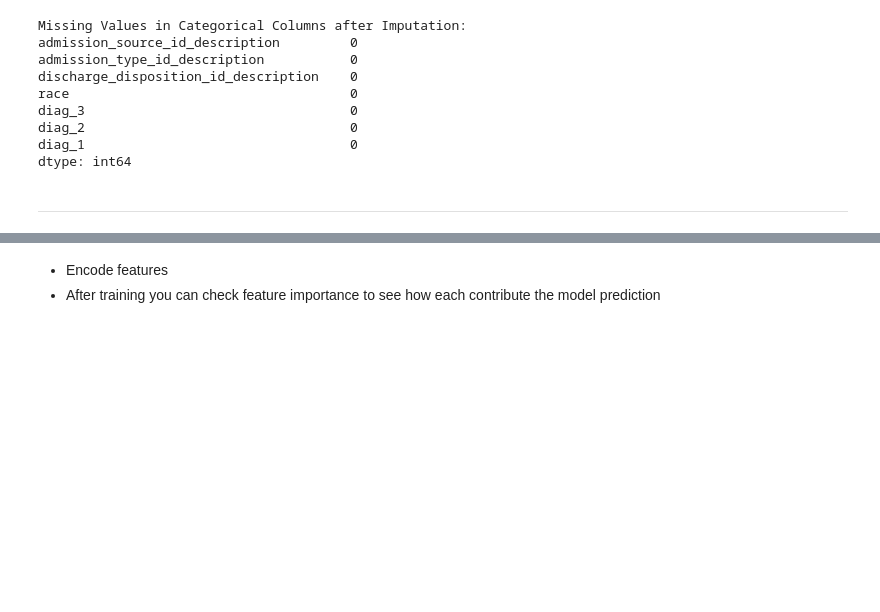
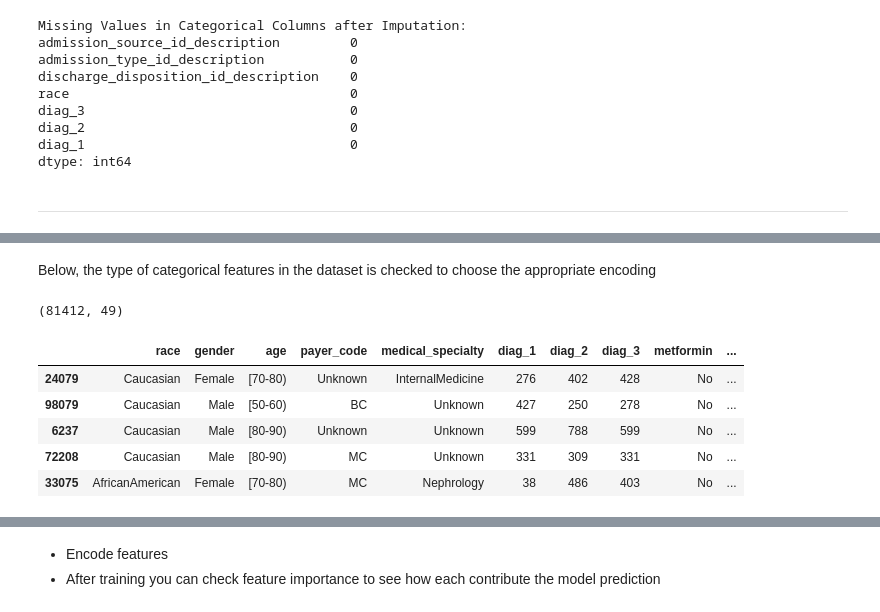
Before and after one commit to iamgiulyUCL/COMP0189Applied-Artificial-IntelligenceUCL, a Jupyter notebook: COMP0189_coursework_1.ipynb, the cells around one changed output, grey strips where cells are left out. Cells and saved outputs as stored; diff of their text form; code cells hidden in the pictures; blank space fills up the shorter version.

```diff
--- a/COMP0189_coursework_1.ipynb
+++ b/COMP0189_coursework_1.ipynb
@@ -1325,0 +1334,19 @@ dtype: int64
+# %% [markdown]
+Below, the type of categorical features in the dataset is checked to choose the appropriate encoding
+# %%
+# 1. Identification of all categorical features
+import pandas as pd
+
+numerical_cols = X_train.select_dtypes(include=['int64', 'float64']).columns
+categorical_columns = X_train.drop(columns=numerical_cols).columns
+
+display(X_train.shape)
+display(X_train[categorical_columns].head())
+# %% [output]
+(81412, 49)
+|  | race | gender | age | payer_code | medical_specialty | diag_1 | diag_2 | diag_3 | metformin | ... |
+| 24079 | Caucasian | Female | [70-80) | Unknown | InternalMedicine | 276 | 402 | 428 | No | ... |
+| 98079 | Caucasian | Male | [50-60) | BC | Unknown | 427 | 250 | 278 | No | ... |
+| 6237 | Caucasian | Male | [80-90) | Unknown | Unknown | 599 | 788 | 599 | No | ... |
+| 72208 | Caucasian | Male | [80-90) | MC | Unknown | 331 | 309 | 331 | No | ... |
+| 33075 | AfricanAmerican | Female | [70-80) | MC | Nephrology | 38 | 486 | 403 | No | ... |
```
Also changed, not shown: parts of 19 cells of this notebook.
